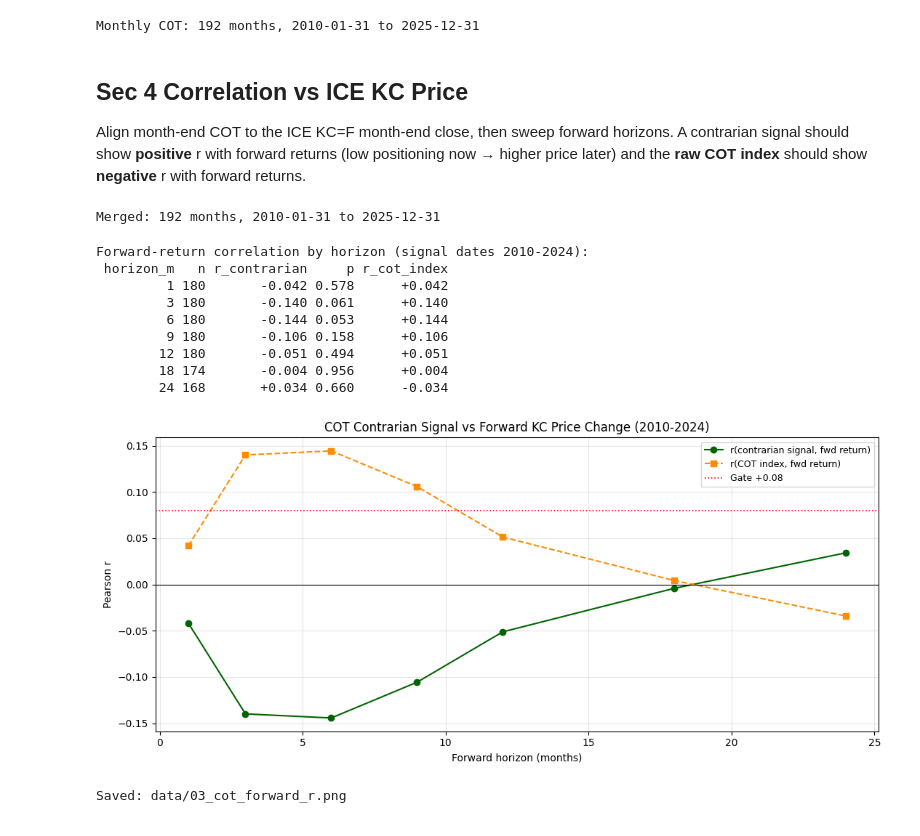
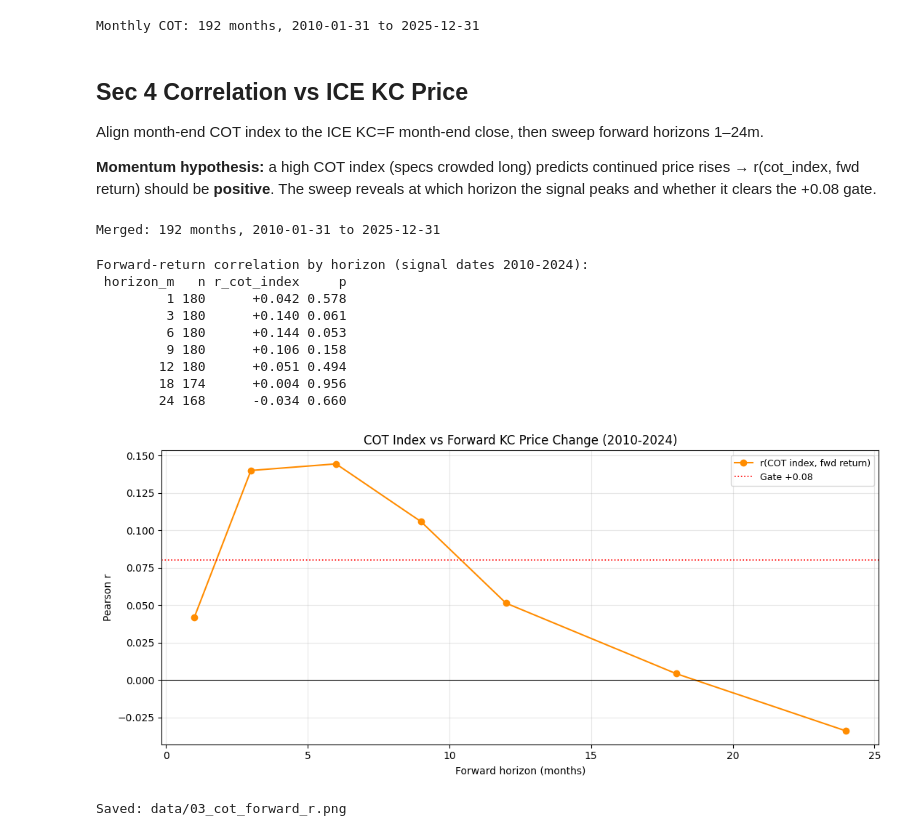
Before and after one commit to abhirajp97/greensignal, a Jupyter notebook: notebooks/coffee_backtests/03_cot_signal.ipynb, the cells around one changed output. Drawn from its saved outputs; the diff is of its cells as text; code cells hidden in the pictures.

```diff
--- a/notebooks/coffee_backtests/03_cot_signal.ipynb
+++ b/notebooks/coffee_backtests/03_cot_signal.ipynb
@@ -126,9 +126,7 @@ Saved: data/03_cot_net.png
 # %%
 cot_df['cot_index'] = _cot_index(cot_df['net'], window=156)
-cot_df['contrarian_disc'] = cot_df['cot_index'].apply(cot_contrarian_signal)
-cot_df['contrarian'] = -(cot_df['cot_index'] - 50.0) / 50.0
 
-print('Discrete contrarian signal distribution (whole series):')
-print(cot_df['contrarian_disc'].value_counts().sort_index())
-cot_df[['net', 'cot_index', 'contrarian']].tail(6)
+print('COT index distribution (whole series):')
+print(cot_df['cot_index'].describe().round(1))
+cot_df[['net', 'cot_index']].tail(6)
 # %% [output]
@@ -170,7 +172,7 @@ print('Saved: data/03_cot_index.png')
 Saved: data/03_cot_index.png
 # %%
 # Resample weekly -> month-end (last available Tuesday reading per month)
-monthly = cot_df[['net', 'cot_index', 'contrarian', 'contrarian_disc']].resample('ME').last()
+monthly = cot_df[['net', 'cot_index']].resample('ME').last()
 print(f'Monthly COT: {len(monthly)} months, '
       f'{monthly.index[0].date()} to {monthly.index[-1].date()}')
 # %% [output]
@@ -178,7 +180,9 @@ Monthly COT: 192 months, 2010-01-31 to 2025-12-31
 # %% [markdown]
 ## Sec 4  Correlation vs ICE KC Price
 
-Align month-end COT to the ICE KC=F month-end close, then sweep forward horizons. A contrarian signal should show **positive** r with forward returns (low positioning now → higher price later) and the **raw COT index** should show **negative** r with forward returns.
+Align month-end COT index to the ICE KC=F month-end close, then sweep forward horizons 1–24m.
+
+**Momentum hypothesis:** a high COT index (specs crowded long) predicts continued price rises → r(cot_index, fwd return) should be **positive**. The sweep reveals at which horizon the signal peaks and whether it clears the +0.08 gate.
 # %%
 kc_df = pd.read_csv('data/ice_kc_monthly.csv', parse_dates=['date'], index_col='date')
 m = kc_df[['settle']].join(monthly, how='inner')
@@ -191,51 +194,43 @@ m['trail_yoy'] = m['settle'].pct_change(12) * 100
 # %% [output]
 Merged: 192 months, 2010-01-31 to 2025-12-31
 # %%
-# Core window for the gate: signal dates in 2010-2024 (forward returns may
-# reach into 2025-2026, which the KC series covers).
 core = m.loc['2010-01-01':'2024-12-31'].copy()
 
 horizons = [1, 3, 6, 9, 12, 18, 24]
 rows = []
 for h in horizons:
-    sub = core[['contrarian', 'cot_index', f'fwd_{h}m']].dropna()
-    r_con, p_con = stats.pearsonr(sub['contrarian'], sub[f'fwd_{h}m'])
-    r_idx, _ = stats.pearsonr(sub['cot_index'], sub[f'fwd_{h}m'])
-    rows.append({'horizon_m': h, 'n': len(sub),
-                 'r_contrarian': r_con, 'p': p_con, 'r_cot_index': r_idx})
+    sub = core[['cot_index', f'fwd_{h}m']].dropna()
+    r, p = stats.pearsonr(sub['cot_index'], sub[f'fwd_{h}m'])
+    rows.append({'horizon_m': h, 'n': len(sub), 'r_cot_index': r, 'p': p})
 fwd_tbl = pd.DataFrame(rows)
 print('Forward-return correlation by horizon (signal dates 2010-2024):')
 print(fwd_tbl.to_string(index=False,
-      formatters={'r_contrarian': '{:+.3f}'.format,
-                  'p': '{:.3f}'.format,
-                  'r_cot_index': '{:+.3f}'.format}))
+      formatters={'r_cot_index': '{:+.3f}'.format, 'p': '{:.3f}'.format}))
 # %% [output]
 Forward-return correlation by horizon (signal dates 2010-2024):
- horizon_m   n r_contrarian     p r_cot_index
-         1 180       -0.042 0.578      +0.042
-         3 180       -0.140 0.061      +0.140
-         6 180       -0.144 0.053      +0.144
-         9 180       -0.106 0.158      +0.106
-        12 180       -0.051 0.494      +0.051
-        18 174       -0.004 0.956      +0.004
-        24 168       +0.034 0.660      -0.034
+ horizon_m   n r_cot_index     p
+         1 180      +0.042 0.578
+         3 180      +0.140 0.061
+         6 180      +0.144 0.053
+         9 180      +0.106 0.158
+        12 180      +0.051 0.494
+        18 174      +0.004 0.956
+        24 168      -0.034 0.660
 # %%
 fig, ax = plt.subplots(figsize=(11, 5))
-ax.plot(fwd_tbl['horizon_m'], fwd_tbl['r_contrarian'], marker='o',
-        lw=1.5, label='r(contrarian signal, fwd return)', color='darkgreen')
-ax.plot(fwd_tbl['horizon_m'], fwd_tbl['r_cot_index'], marker='s',
-        lw=1.5, linestyle='--', label='r(COT index, fwd return)', color='darkorange')
+ax.plot(fwd_tbl['horizon_m'], fwd_tbl['r_cot_index'], marker='o',
+        lw=1.5, color='darkorange', label='r(COT index, fwd return)')
 ax.axhline(0.08, color='red', linestyle=':', lw=1.2, label='Gate +0.08')
 ax.axhline(0, color='black', lw=0.8)
 ax.set_xlabel('Forward horizon (months)')
 ax.set_ylabel('Pearson r')
-ax.set_title('COT Contrarian Signal vs Forward KC Price Change (2010-2024)')
+ax.set_title('COT Index vs Forward KC Price Change (2010-2024)')
 ax.legend(fontsize=9)
 ax.grid(True, alpha=0.3)
 plt.tight_layout()
 plt.savefig('data/03_cot_forward_r.png', dpi=150, bbox_inches='tight')
 plt.show()
 print('Saved: data/03_cot_forward_r.png')
 # %% [output]
-[figure, old version]
+[figure, new version]
 Saved: data/03_cot_forward_r.png
```
Also changed, not shown: parts of 18 cells of this notebook, 8 other files.
